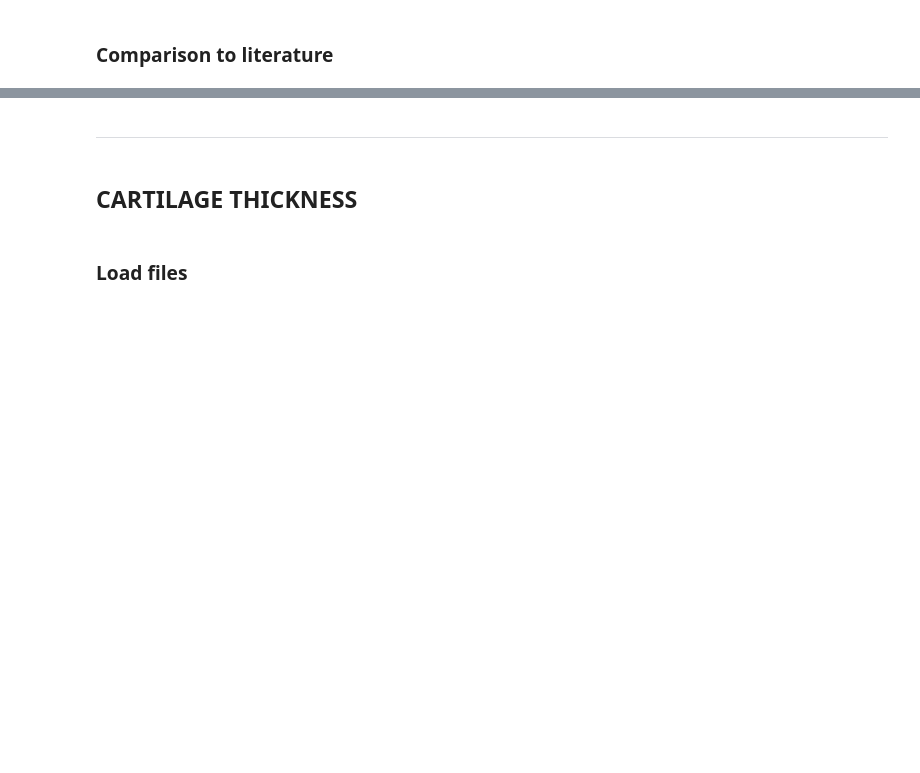
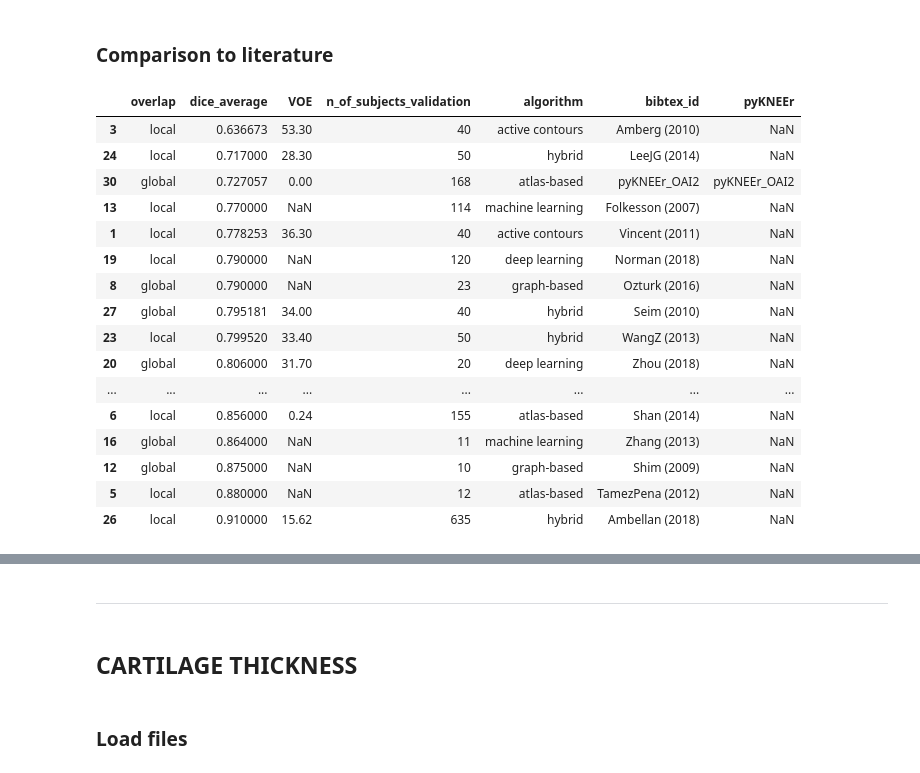
Before and after one commit to sbonaretti/pyKNEEr, a Jupyter notebook: publication/data/data_analysis.ipynb, the cells around one changed output, grey strips where cells are left out. Drawn from its saved outputs; the diff is of its cells as text; code cells hidden in the pictures; blank space fills up the shorter version.

```diff
--- a/publication/data/data_analysis.ipynb
+++ b/publication/data/data_analysis.ipynb
@@ -211,34 +211,54 @@ plot_dice
 ### Comparison to literature
 # %%
 # load literature table
-file_name = "cart_segm_literature.csv"
+file_name = "./cart_segm_literature.csv"
 literature = pd.read_csv(file_name)
 # get only the columns "author_1", "overlap_location", "dice_average", "VOE", "n_of_subjects_validation"
 coeff = literature.loc[:, ["overlap_location", "dice_average", "VOE", "n_of_subjects_validation", "algorithm_type", "bibtex_id"]]
 # rename columns for graph legend
 coeff.rename(columns={"overlap_location": "overlap"}, inplace=True)
 coeff.rename(columns={"algorithm_type": "algorithm"}, inplace=True)
 # put year in bibtex_id in brackets
 coeff["bibtex_id"] = coeff["bibtex_id"].str.replace("_", " (")
 coeff["bibtex_id"] = coeff["bibtex_id"] + ")"
 # make sure dice_average and VOE are numbers
 coeff[["dice_average"]] = coeff[["dice_average"]].apply(pd.to_numeric)
 coeff[["VOE"]] = coeff[["VOE"]].apply(pd.to_numeric)
 # get only the rows with DSC or VOE
 coeff = coeff[~coeff.dice_average.isnull() | ~coeff.VOE.isnull()]
 # where there is VOE but not dice, calculate dice using the formula [22] by Shan et al. 2014: dice = (200 - 2*VOE) / (200-VOE)
 coeff.dice_average[coeff.dice_average.isnull() & ~coeff.VOE.isnull()] = (200 - 2*coeff.VOE) / (200-coeff.VOE)
 # create label for plotting
 coeff["pyKNEEr"] = np.nan
 # add data from pyKNEEr
 pykneer_average_OAI1 = (dice_OAI1_DESS.mean()[0] + dice_OAI1_T2.mean()[0]) / 2
 pykneer_count_OAI1   = dice_OAI1_DESS.count()[0] + dice_OAI1_T2.count()[0]
 pykneer_average_OAI2 = (dice_OAI2_BL.mean()[0] + dice_OAI2_FU.mean()[0]) / 2
 pykneer_count_OAI2   =  dice_OAI2_BL.count()[0] + dice_OAI2_FU.count()[0]
 coeff.loc[coeff.index.max()+1] = ["global", pykneer_average_OAI1, 0, pykneer_count_OAI1, "atlas-based", "pyKNEEr_OAI1", "pyKNEEr_OAI1"]
 coeff.loc[coeff.index.max()+1] = ["global", pykneer_average_OAI2, 0, pykneer_count_OAI2, "atlas-based", "pyKNEEr_OAI2", "pyKNEEr_OAI2"]
 # sort table to split labeling to left and right
 coeff = coeff.sort_values(by=["dice_average"])
+# display
+display (coeff)
+# %% [output]
+|  | overlap | dice_average | VOE | n_of_subjects_validation | algorithm | bibtex_id | pyKNEEr |
+| 3 | local | 0.636673 | 53.30 | 40 | active contours | Amberg (2010) | NaN |
+| 24 | local | 0.717000 | 28.30 | 50 | hybrid | LeeJG (2014) | NaN |
+| 30 | global | 0.727057 | 0.00 | 168 | atlas-based | pyKNEEr_OAI2 | pyKNEEr_OAI2 |
+| 13 | local | 0.770000 | NaN | 114 | machine learning | Folkesson (2007) | NaN |
+| 1 | local | 0.778253 | 36.30 | 40 | active contours | Vincent (2011) | NaN |
+| 19 | local | 0.790000 | NaN | 120 | deep learning | Norman (2018) | NaN |
+| 8 | global | 0.790000 | NaN | 23 | graph-based | Ozturk (2016) | NaN |
+| 27 | global | 0.795181 | 34.00 | 40 | hybrid | Seim (2010) | NaN |
+| 23 | local | 0.799520 | 33.40 | 50 | hybrid | WangZ (2013) | NaN |
+| 20 | global | 0.806000 | 31.70 | 20 | deep learning | Zhou (2018) | NaN |
+| ... | ... | ... | ... | ... | ... | ... | ... |
+| 6 | local | 0.856000 | 0.24 | 155 | atlas-based | Shan (2014) | NaN |
+| 16 | global | 0.864000 | NaN | 11 | machine learning | Zhang (2013) | NaN |
+| 12 | global | 0.875000 | NaN | 10 | graph-based | Shim (2009) | NaN |
+| 5 | local | 0.880000 | NaN | 12 | atlas-based | TamezPena (2012) | NaN |
+| 26 | local | 0.910000 | 15.62 | 635 | hybrid | Ambellan (2018) | NaN |
 # %%
 %%R -i coeff -w 4 -h 3 --units in -r 300
 library(ggplot2)
```
Also changed, not shown: parts of 12 cells of this notebook, 1 other file.
